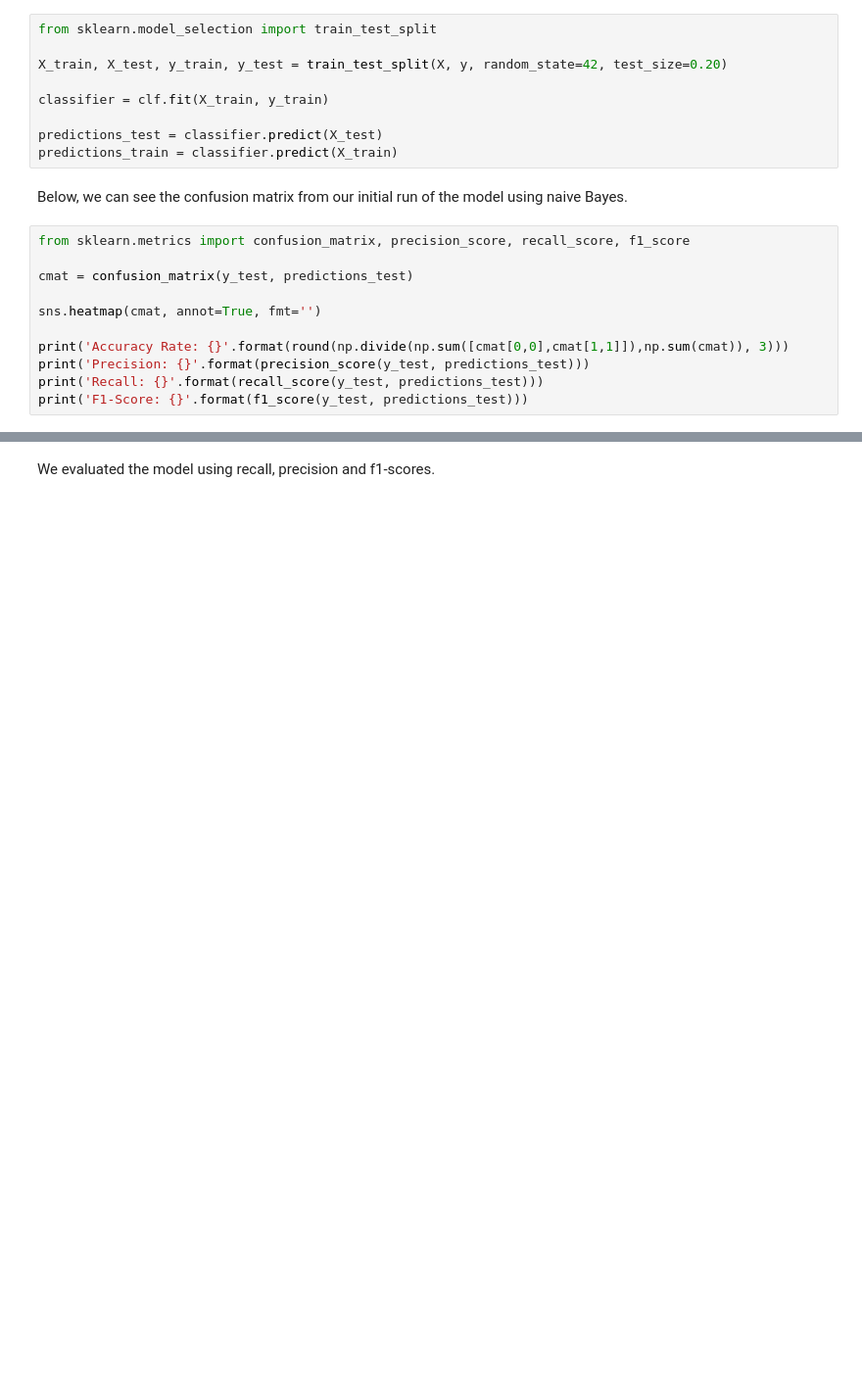
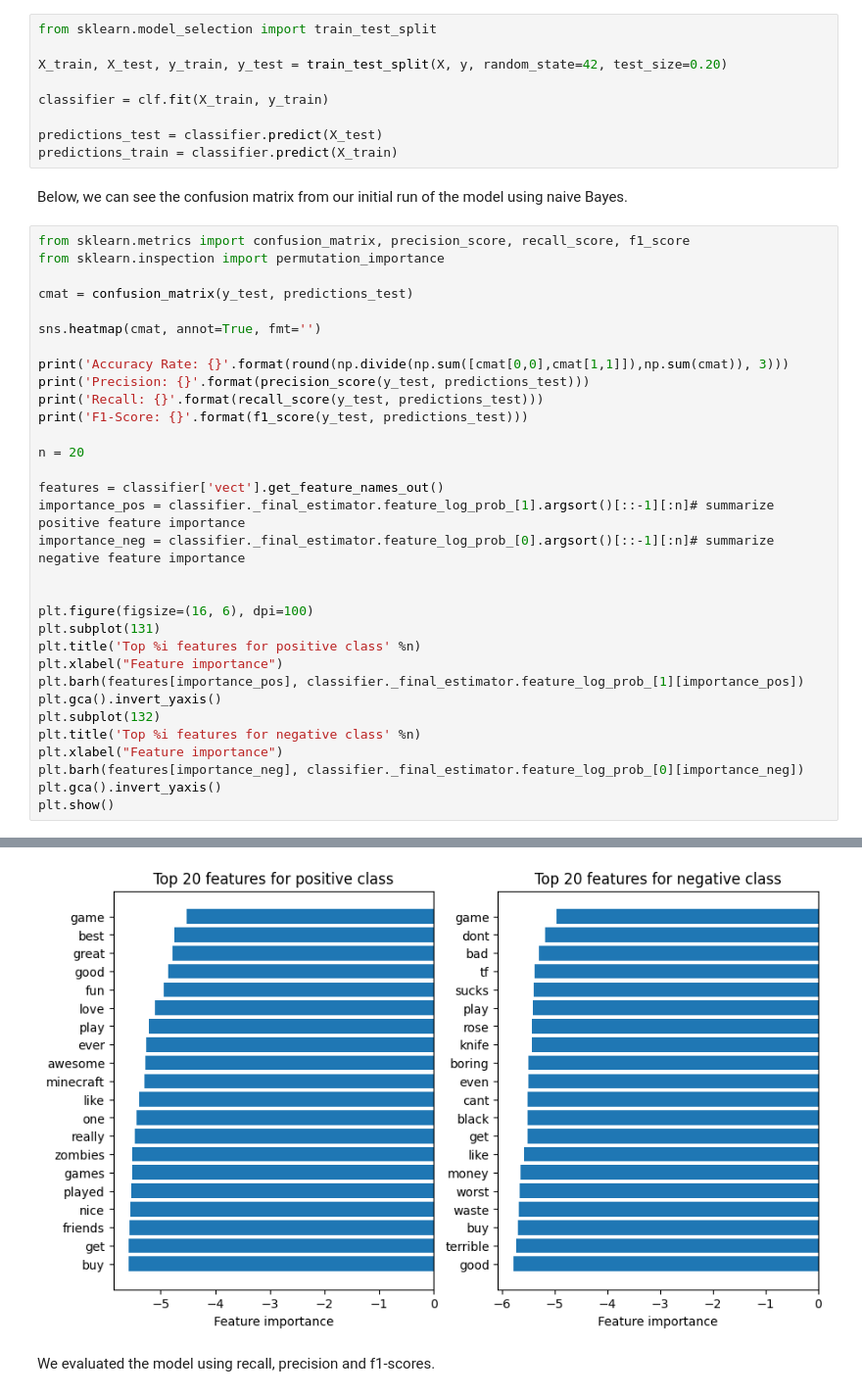
Before and after one commit to lilly-pad/Group025-Sp22, a Jupyter notebook: Checkpoint_group025.ipynb, the cells around one changed output, grey strips where cells are left out. Shown at 98% size. Drawn from its saved outputs; the diff is of its cells as text; blank space fills up the shorter version.

Commit message:
Added feature importance analysis to naive Bayes classifers

```diff
--- a/Checkpoint_group025.ipynb
+++ b/Checkpoint_group025.ipynb
@@ -185,6 +184,7 @@ predictions_train = classifier.predict(X_train)
 Below, we can see the confusion matrix from our initial run of the model using naive Bayes.
 # %%
 from sklearn.metrics import confusion_matrix, precision_score, recall_score, f1_score
+from sklearn.inspection import permutation_importance
 
 cmat = confusion_matrix(y_test, predictions_test)
 
@@ -194,5 +194,25 @@ print('Accuracy Rate: {}'.format(round(np.divide(np.sum([cmat[0,0],cmat[1,1]]),n
 print('Precision: {}'.format(precision_score(y_test, predictions_test)))
 print('Recall: {}'.format(recall_score(y_test, predictions_test)))
 print('F1-Score: {}'.format(f1_score(y_test, predictions_test)))
+
+n = 20
+
+features = classifier['vect'].get_feature_names_out()
+importance_pos = classifier._final_estimator.feature_log_prob_[1].argsort()[::-1][:n]# summarize positive feature importance
+importance_neg = classifier._final_estimator.feature_log_prob_[0].argsort()[::-1][:n]# summarize negative feature importance
+
+
+plt.figure(figsize=(16, 6), dpi=100)
+plt.subplot(131)
+plt.title('Top %i features for positive class' %n)
+plt.xlabel("Feature importance")
+plt.barh(features[importance_pos], classifier._final_estimator.feature_log_prob_[1][importance_pos])
+plt.gca().invert_yaxis()
+plt.subplot(132)
+plt.title('Top %i features for negative class' %n)
+plt.xlabel("Feature importance")
+plt.barh(features[importance_neg], classifier._final_estimator.feature_log_prob_[0][importance_neg])
+plt.gca().invert_yaxis()
+plt.show()
 # %% [output]
 Accuracy Rate: 0.89
@@ -202,4 +222,5 @@ F1-Score: 0.9389942520756395
 [figure]
+[figure, added]
 # %% [markdown]
 We evaluated the model using recall, precision and f1-scores.
 # %%
```
Also changed, not shown: parts of 6 cells of this notebook.
